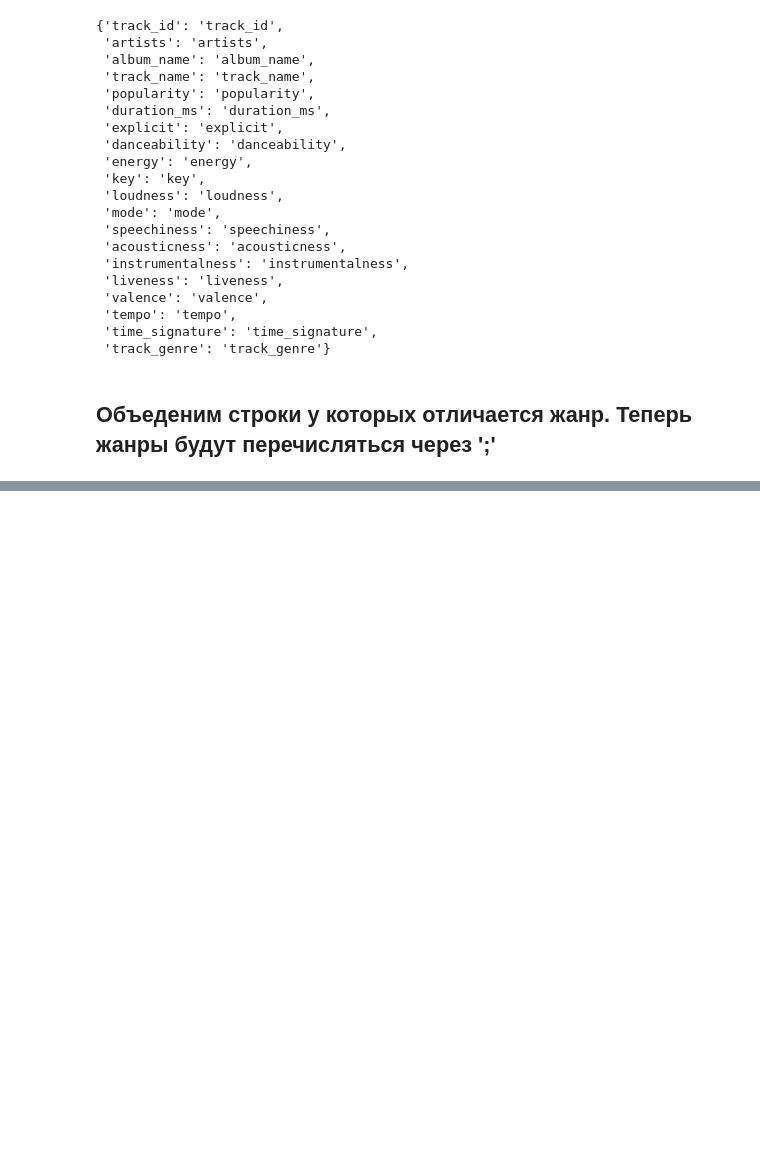
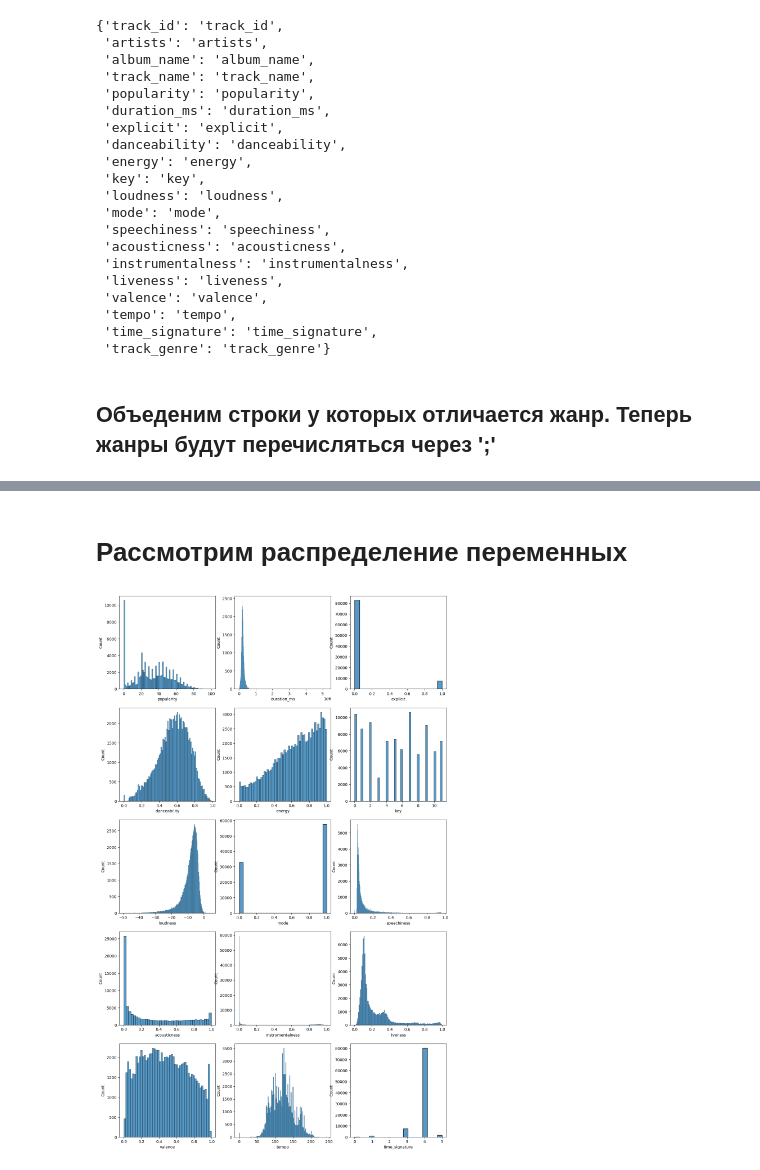
Before and after one commit to mianivo/spotify_data_analysis, a Jupyter notebook: spotify.ipynb, the cells around one changed output, grey strips where cells are left out. Saved outputs shown, nothing was run; the diff lists cells and outputs as text; code cells hidden in the pictures; blank space fills up the shorter version.

```diff
--- a/spotify.ipynb
+++ b/spotify.ipynb
@@ -299,0 +242,12 @@ print(result)
+# %%
+new_data = {column_name: [] for column_name in data.columns}
+# %%
+for track_id, tracks_series in tqdm(trackid_to_tracks.items()):
+    genres = []
+    for track in tracks_series:
+        genres.append(track["track_genre"])
+    str_genres = ";".join(genres)
+    for track in tracks_series:
+        for column_name in data.columns:
+            new_data[column_name].append(track[column_name])
+        new_data["track_genre"][-1] = str_genres
@@ -299,0 +273,2 @@ print(result)
+# %%
+data = pd.DataFrame.from_dict(new_data).drop_duplicates()
@@ -299,0 +343,3 @@ print(result)
+# %%
+num_cols = [column_name for column_name in data.columns if  data[column_name].dtype != object]
+num_cols
@@ -299,0 +362,11 @@ print(result)
+# %% [markdown]
+# Рассмотрим распределение переменных
+# %%
+n_cols = len(num_cols)
+n_rows = int(np.ceil(n_cols / 3))
+
+fig, ax = plt.subplots(n_rows, 3, figsize=(15, n_rows*5))
+for i, col in enumerate(num_cols):
+    sns.histplot(data[col], ax=ax[i // 3, i % 3])
+# %% [output]
+[figure, added]
```
Also changed, not shown: parts of 48 cells of this notebook.
